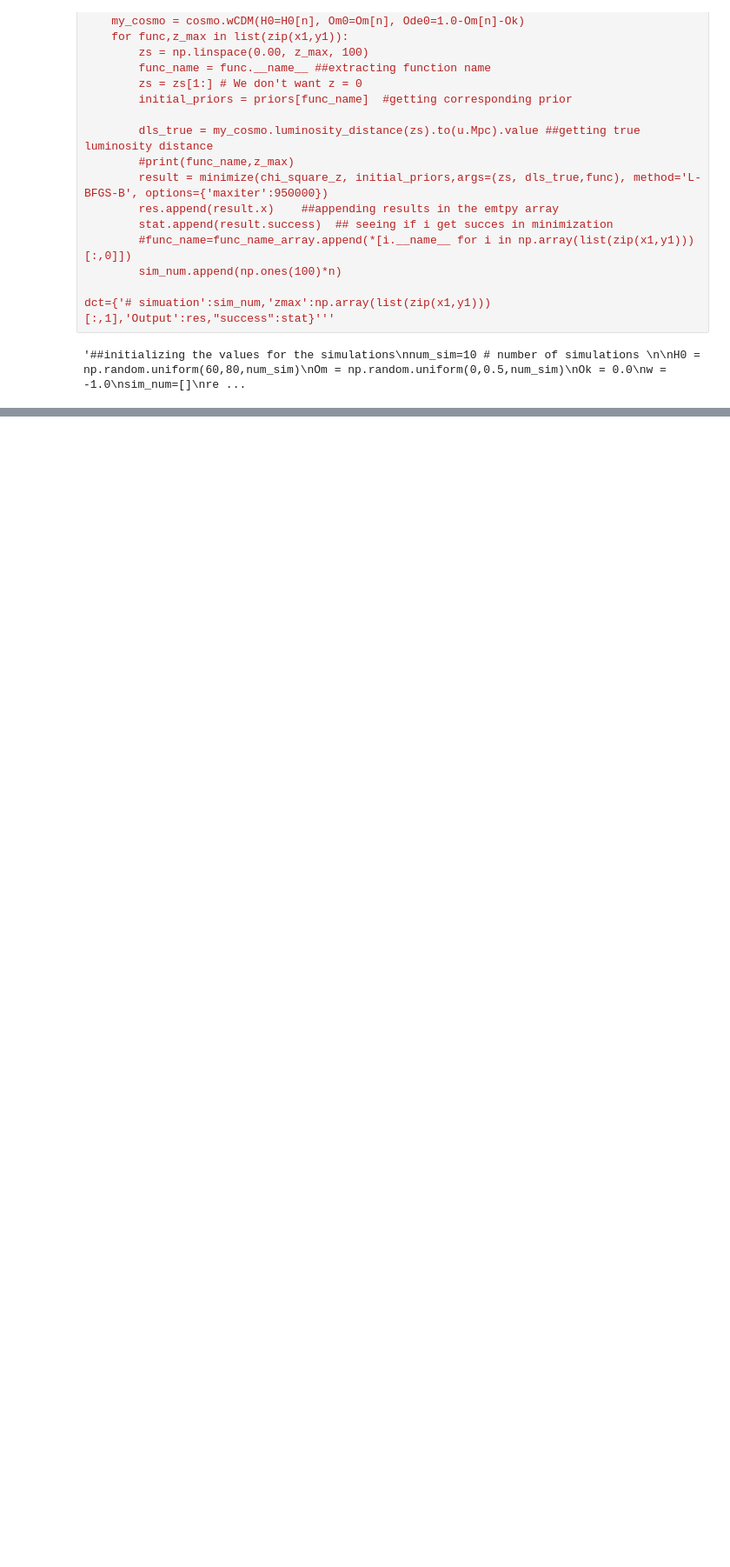
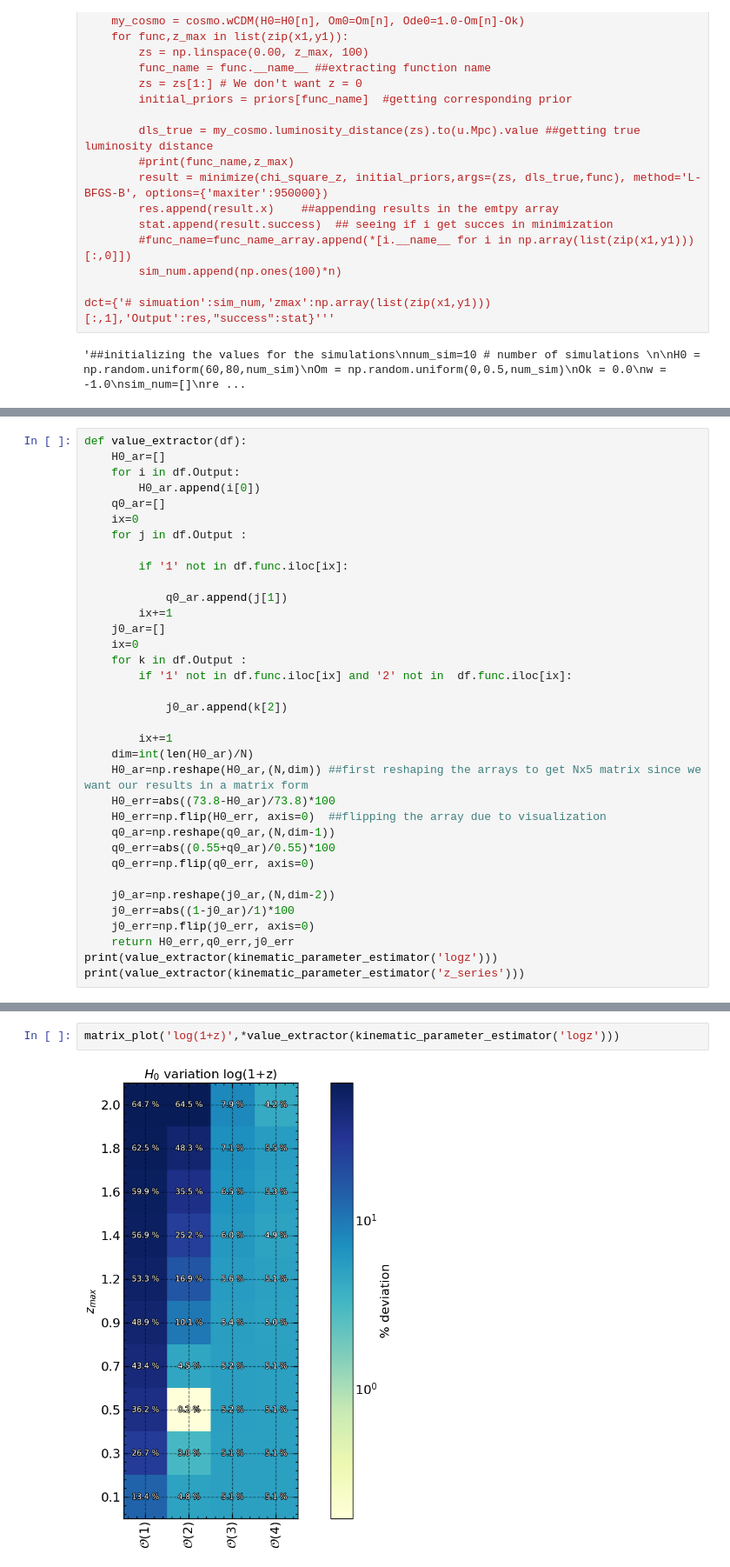
Before and after one commit to Shin107/Cosmography_v2, a Jupyter notebook: Matrix_plots.ipynb, the cells around one changed output, grey strips where cells are left out. Shown at 87% size. Drawn from its saved outputs; the diff is of its cells as text; blank space fills up the shorter version.

```diff
--- a/Matrix_plots.ipynb
+++ b/Matrix_plots.ipynb
@@ -222,0 +249,35 @@ array([[-0.47542875, -0.54959753, -0.55006148, -0.54926167],
+# %%
+def value_extractor(df):
+    H0_ar=[]
+    for i in df.Output:
+        H0_ar.append(i[0])
+    q0_ar=[]
+    ix=0
+    for j in df.Output :
+
+        if '1' not in df.func.iloc[ix]:
+
+            q0_ar.append(j[1])
+        ix+=1
+    j0_ar=[]
+    ix=0
+    for k in df.Output :
+        if '1' not in df.func.iloc[ix] and '2' not in  df.func.iloc[ix]:
+
+            j0_ar.append(k[2])
+
+        ix+=1
+    dim=int(len(H0_ar)/N)
+    H0_ar=np.reshape(H0_ar,(N,dim)) ##first reshaping the arrays to get Nx5 matrix since we want our results in a matrix form
+    H0_err=abs((73.8-H0_ar)/73.8)*100
+    H0_err=np.flip(H0_err, axis=0)  ##flipping the array due to visualization
+    q0_ar=np.reshape(q0_ar,(N,dim-1))
+    q0_err=abs((0.55+q0_ar)/0.55)*100
+    q0_err=np.flip(q0_err, axis=0)
+
+    j0_ar=np.reshape(j0_ar,(N,dim-2))
+    j0_err=abs((1-j0_ar)/1)*100
+    j0_err=np.flip(j0_err, axis=0)
+    return H0_err,q0_err,j0_err
+print(value_extractor(kinematic_parameter_estimator('logz')))
+print(value_extractor(kinematic_parameter_estimator('z_series')))
@@ -222,0 +371,4 @@ array([[-0.47542875, -0.54959753, -0.55006148, -0.54926167],
+# %%
+matrix_plot('log(1+z)',*value_extractor(kinematic_parameter_estimator('logz')))
+# %% [output]
+[figure, added]
```
Also changed, not shown: parts of 19 cells of this notebook.
